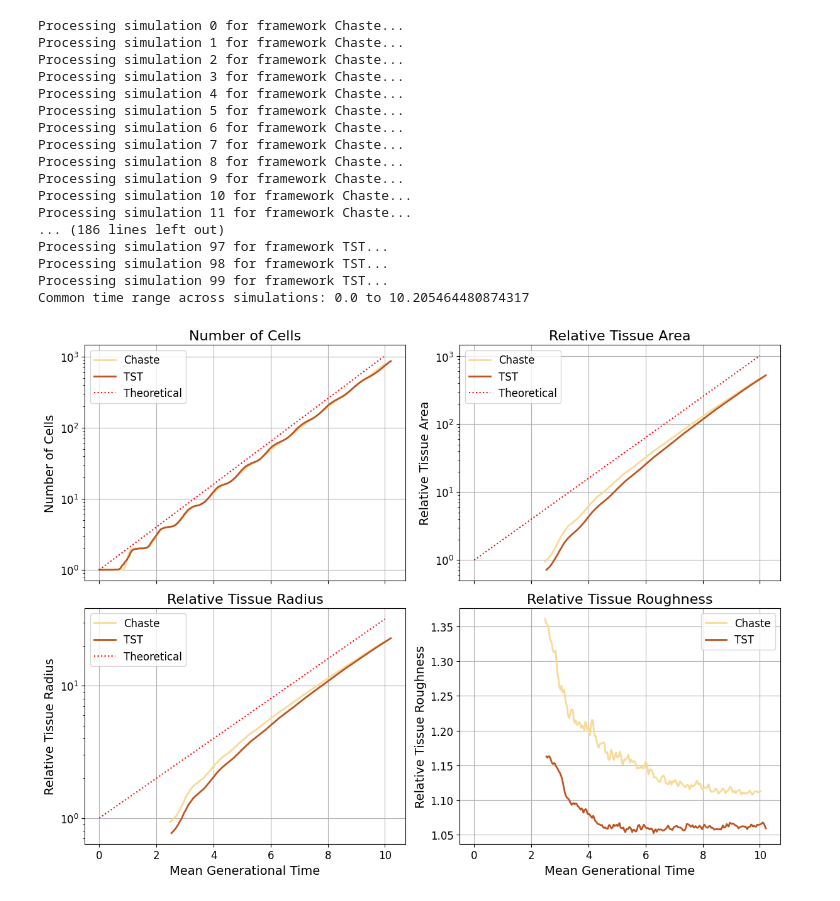
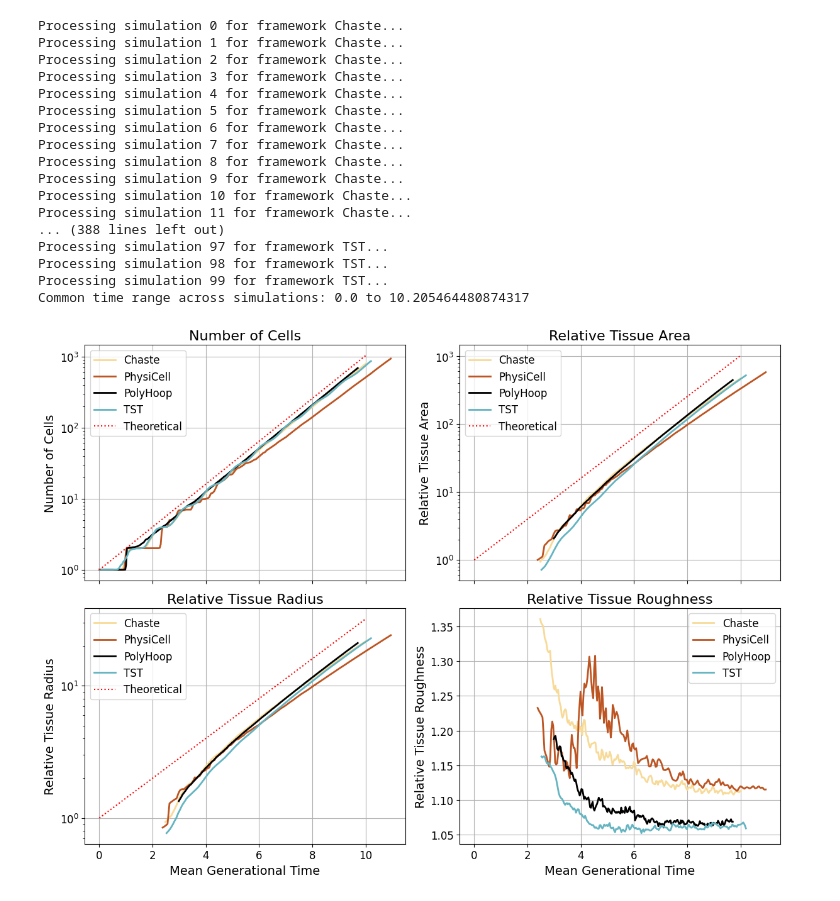
Before and after one commit to DGermano8/OpenVTMonolayerGrowthProcessing, a Jupyter notebook: MonolayerTimeSeries_Plots.ipynb, the cells around one changed output. Saved outputs shown, nothing was run; the diff lists cells and outputs as text; code cells hidden in the pictures.

```diff
--- a/MonolayerTimeSeries_Plots.ipynb
+++ b/MonolayerTimeSeries_Plots.ipynb
@@ -368,9 +368,9 @@ colors =[ (248/255, 218/255, 152/255),
           (189/255, 85/255, 34/255),
           (0/255, 0/255, 0/255),
           (100/255, 180/255, 194/255)]
-# framework_labels = ['Chaste', 'PhysiCell', 'PolyHoop', 'TST']
+framework_labels = ['Chaste', 'PhysiCell', 'PolyHoop', 'TST']
 # framework_labels = ['TST']
-framework_labels = ['Chaste', 'TST']
+# framework_labels = ['Chaste', 'TST']
 
 
 iteration = 0
@@ -400,35 +400,35 @@ for ax in [ax_cells, ax_areas, ax_radius, ax_roughness]:
     # font size of legend
     ax.legend(fontsize=12)
 
 ax_cells.set_yscale('log')
 ax_areas.set_yscale('log')
 ax_radius.set_yscale('log')
 
 # make all axis ticks font size 16
 for ax in [ax_cells, ax_areas, ax_radius, ax_roughness]:
     ax.tick_params(axis='both', which='major', labelsize=12)
 
 plt.tight_layout()
 plt.show()
 # %% [output]
 Processing simulation 0 for framework Chaste...
 Processing simulation 1 for framework Chaste...
 Processing simulation 2 for framework Chaste...
 Processing simulation 3 for framework Chaste...
 Processing simulation 4 for framework Chaste...
 Processing simulation 5 for framework Chaste...
 Processing simulation 6 for framework Chaste...
 Processing simulation 7 for framework Chaste...
 Processing simulation 8 for framework Chaste...
 Processing simulation 9 for framework Chaste...
 Processing simulation 10 for framework Chaste...
 Processing simulation 11 for framework Chaste...
-... (186 lines left out)
+... (388 lines left out)
 Processing simulation 97 for framework TST...
 Processing simulation 98 for framework TST...
 Processing simulation 99 for framework TST...
 Common time range across simulations: 0.0 to 10.205464480874317
-[figure, old version]
+[figure, new version]
 # %%
 from matplotlib.colors import to_rgb
 
```
Also changed, not shown: parts of 1 cell of this notebook.
